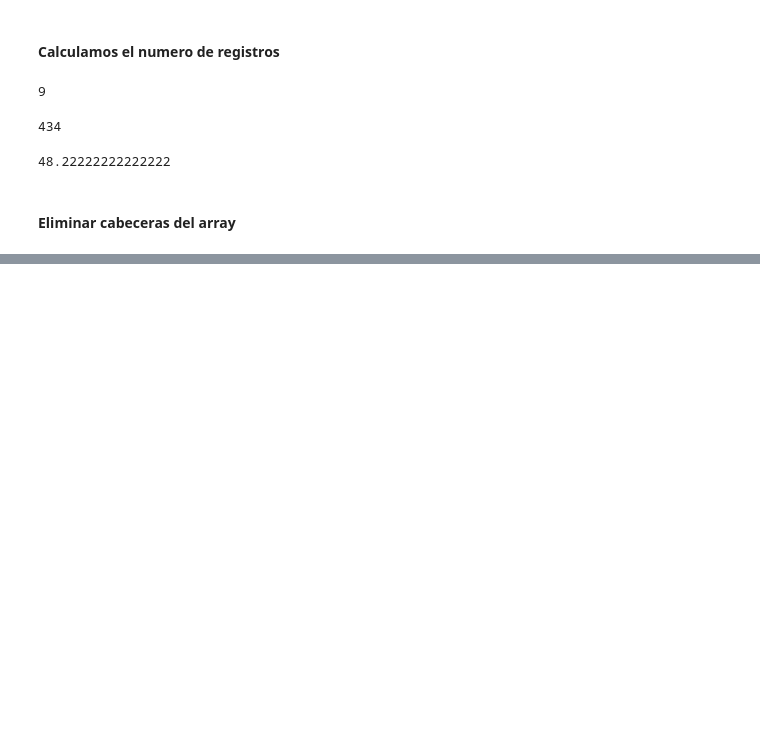
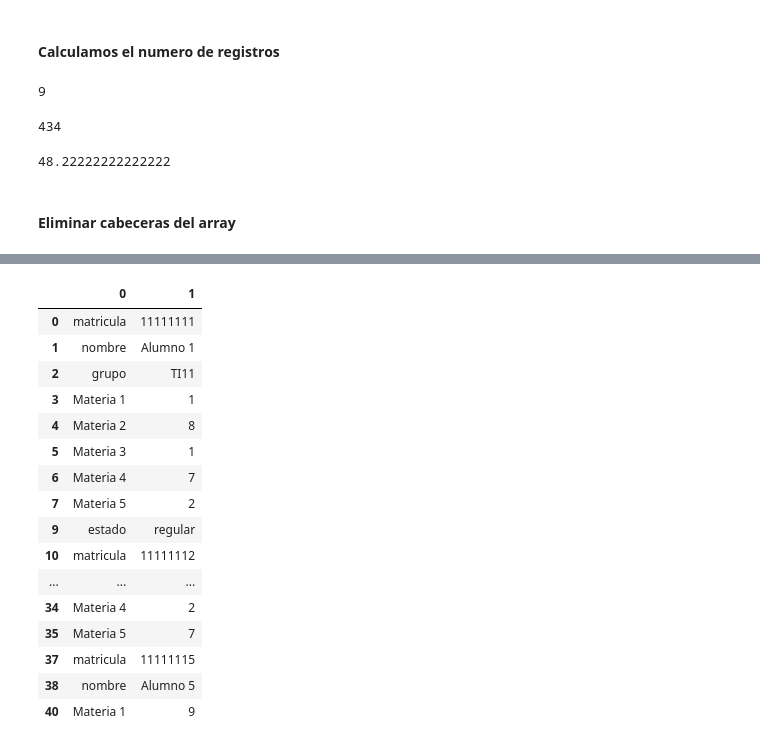
Before and after one commit to Ignacio246/colab, a Jupyter notebook: Actividad_2_4.ipynb, the cells around one changed output, grey strips where cells are left out. Cells and saved outputs as stored; diff of their text form; code cells hidden in the pictures; blank space fills up the shorter version.

```diff
--- a/Actividad_2_4.ipynb
+++ b/Actividad_2_4.ipynb
@@ -120,0 +158,21 @@ data_sin_cabeceras
+# %%
+dupl= df.drop_duplicates(keep = 'first')
+dupl.head(30)
+# %% [output]
+|  | 0 | 1 |
+| 0 | matricula | 11111111 |
+| 1 | nombre | Alumno 1 |
+| 2 | grupo | TI11 |
+| 3 | Materia 1 | 1 |
+| 4 | Materia 2 | 8 |
+| 5 | Materia 3 | 1 |
+| 6 | Materia 4 | 7 |
+| 7 | Materia 5 | 2 |
+| 9 | estado | regular |
+| 10 | matricula | 11111112 |
+| ... | ... | ... |
+| 34 | Materia 4 | 2 |
+| 35 | Materia 5 | 7 |
+| 37 | matricula | 11111115 |
+| 38 | nombre | Alumno 5 |
+| 40 | Materia 1 | 9 |
```
Also changed, not shown: parts of 3 cells of this notebook.
